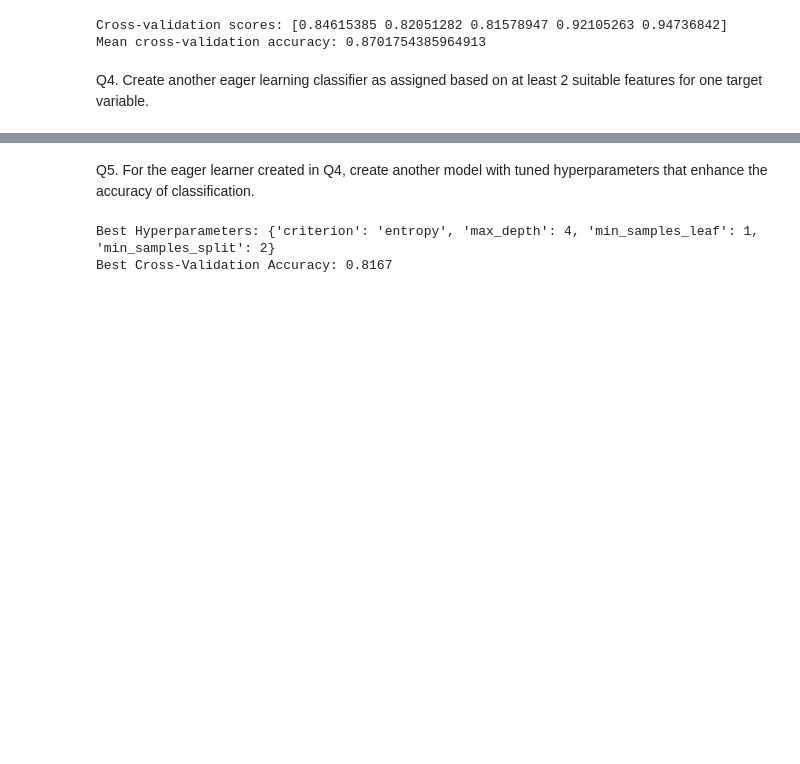
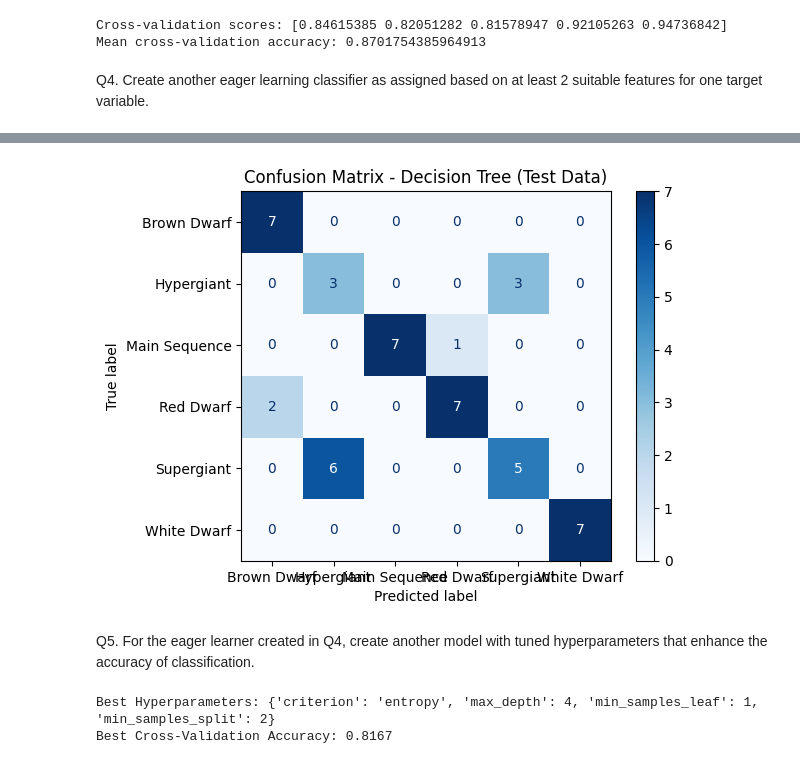
Before and after one commit to IreneWanjiruKariuki/AI-Coursework-2025, a Jupyter notebook: Stars_Classification.ipynb, the cells around one changed output, grey strips where cells are left out. Cells and saved outputs as stored; diff of their text form; code cells hidden in the pictures; blank space fills up the shorter version.

Commit message:
confusion matrix

```diff
--- a/Stars_Classification.ipynb
+++ b/Stars_Classification.ipynb
@@ -309,3 +324,12 @@ Mean Cross-Validation Accuracy: 0.7958333333333334
+# %%
+# Step 8: Generate and Display the Confusion Matrix
+cm = confusion_matrix(y_test, y_pred)
+disp = ConfusionMatrixDisplay(confusion_matrix=cm, display_labels=model.classes_)
+disp.plot(cmap='Blues', values_format='d')
+plt.title("Confusion Matrix - Decision Tree (Test Data)")
+plt.show()
+# %% [output]
+[figure, added]
 # %% [markdown]
 Q5. For the eager learner created in Q4, create another model with tuned
 hyperparameters that enhance the accuracy of classification.
```
Also changed, not shown: parts of 12 cells of this notebook.
